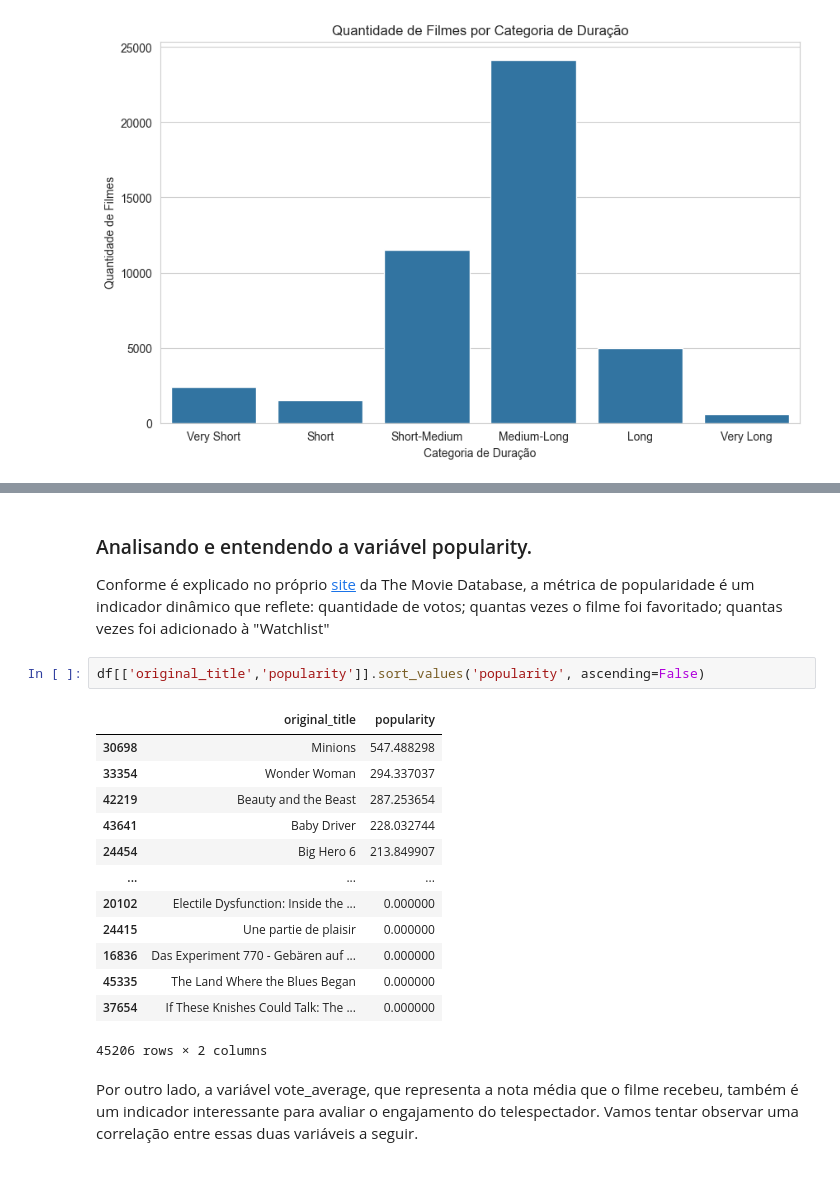
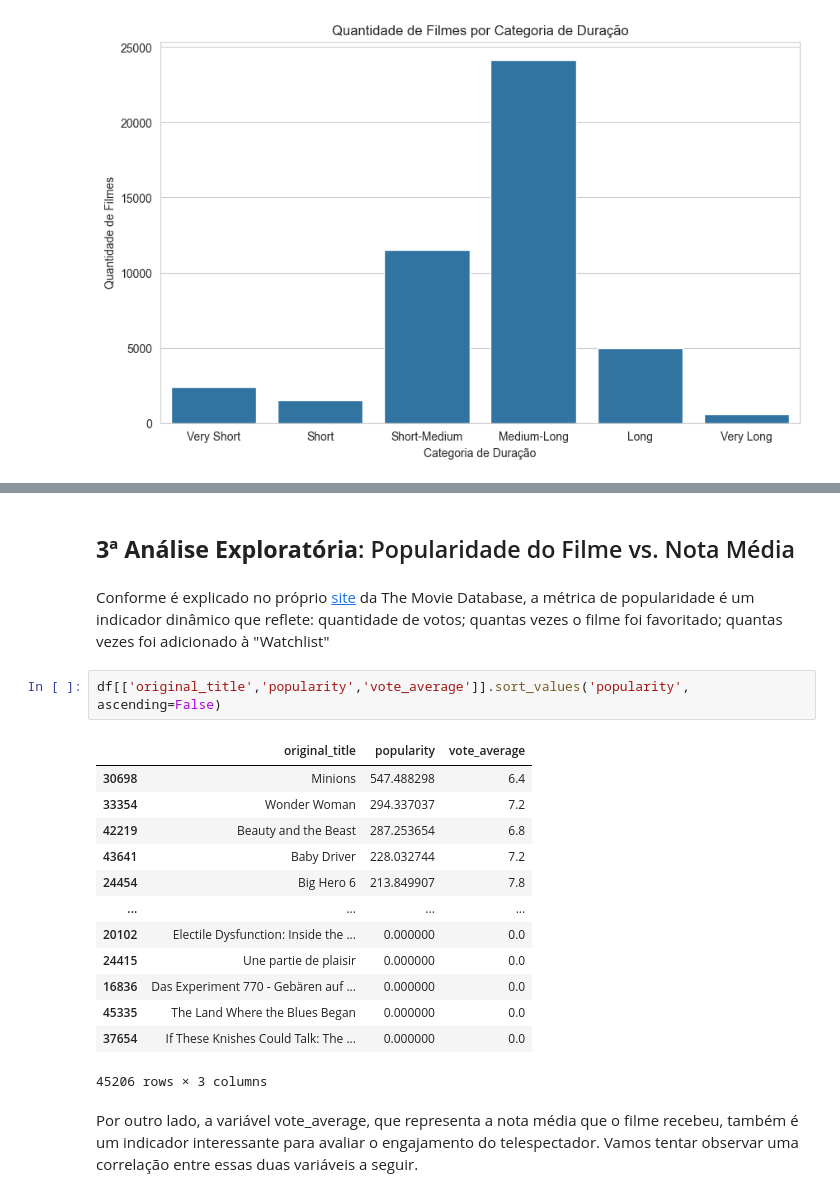
Before and after one commit to py-zeli/BoraVer, a Jupyter notebook: analise-exploratoria.ipynb, the cells around one changed output, grey strips where cells are left out. Saved outputs shown, nothing was run; the diff lists cells and outputs as text.

Commit message:
Adicionada até a quinta análise exploratória

```diff
--- a/analise-exploratoria.ipynb
+++ b/analise-exploratoria.ipynb
@@ -256,24 +258,25 @@ Data columns (total 19 columns):
 dtypes: Int64(1), bool(1), datetime64[ns](1), float64(3), int64(3), object(10)
 memory usage: 6.6+ MB
 # %% [markdown]
-### Analisando e entendendo a variável popularity. ###
-Conforme é explicado no próprio [site](https://developer.themoviedb.org/docs/popularity-and-trending) da The Movie Database, a métrica de popularidade é um indicador dinâmico que reflete: quantidade de votos; quantas vezes o filme foi favoritado; quantas vezes foi adicionado à "Watchlist"
+## **3ª Análise Exploratória**: Popularidade do Filme vs. Nota Média ##
+# %% [markdown]
+Conforme é explicado no próprio [site](https://developer.themoviedb.org/docs/popularity-and-trending) da The Movie Database, a métrica de popularidade é um indicador dinâmico que reflete: quantidade de votos; quantas vezes o filme foi favoritado; quantas vezes foi adicionado à "Watchlist"
 # %%
-df[['original_title','popularity']].sort_values('popularity', ascending=False)
+df[['original_title','popularity','vote_average']].sort_values('popularity', ascending=False)
 # %% [output]
-|  | original_title | popularity |
-| 30698 | Minions | 547.488298 |
-| 33354 | Wonder Woman | 294.337037 |
-| 42219 | Beauty and the Beast | 287.253654 |
-| 43641 | Baby Driver | 228.032744 |
-| 24454 | Big Hero 6 | 213.849907 |
-| ... | ... | ... |
-| 20102 | Electile Dysfunction: Inside the ... | 0.000000 |
-| 24415 | Une partie de plaisir | 0.000000 |
-| 16836 | Das Experiment 770 - Gebären auf ... | 0.000000 |
-| 45335 | The Land Where the Blues Began | 0.000000 |
-| 37654 | If These Knishes Could Talk: The ... | 0.000000 |
+|  | original_title | popularity | vote_average |
+| 30698 | Minions | 547.488298 | 6.4 |
+| 33354 | Wonder Woman | 294.337037 | 7.2 |
+| 42219 | Beauty and the Beast | 287.253654 | 6.8 |
+| 43641 | Baby Driver | 228.032744 | 7.2 |
+| 24454 | Big Hero 6 | 213.849907 | 7.8 |
+| ... | ... | ... | ... |
+| 20102 | Electile Dysfunction: Inside the ... | 0.000000 | 0.0 |
+| 24415 | Une partie de plaisir | 0.000000 | 0.0 |
+| 16836 | Das Experiment 770 - Gebären auf ... | 0.000000 | 0.0 |
+| 45335 | The Land Where the Blues Began | 0.000000 | 0.0 |
+| 37654 | If These Knishes Could Talk: The ... | 0.000000 | 0.0 |
-45206 rows × 2 columns
+45206 rows × 3 columns
 # %% [markdown]
 Por outro lado, a variável vote_average, que representa a nota média que o filme recebeu, também é um indicador interessante para avaliar o engajamento do telespectador.
 Vamos tentar observar uma correlação entre essas duas variáveis a seguir.
```
Also changed, not shown: parts of 38 cells of this notebook, 1 other file.
